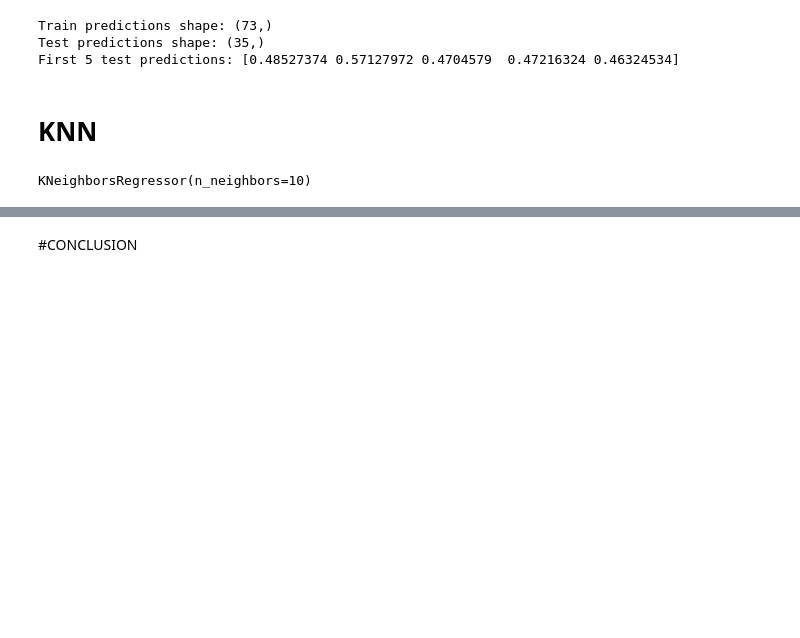
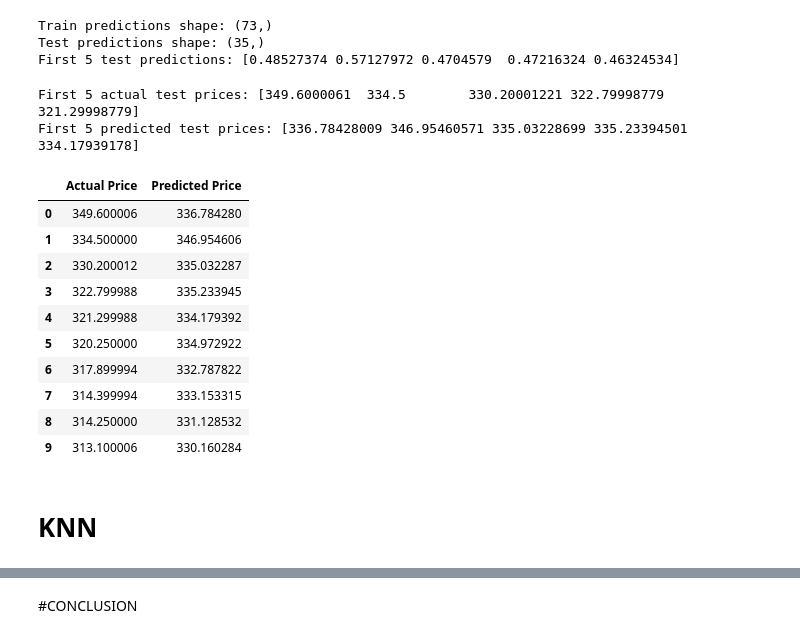
Before and after one commit to stacykeago/Tata-Motors-Stock-Price-Prediction-Random-forest-regression-K-Nearest-Neighbour, a Jupyter notebook: Tata_Motors_Stock_Price_Prediction_using_Python.ipynb, the cells around one changed output, grey strips where cells are left out. Saved outputs shown, nothing was run; the diff lists cells and outputs as text; code cells hidden in the pictures; blank space fills up the shorter version.

```diff
--- a/Tata_Motors_Stock_Price_Prediction_using_Python.ipynb
+++ b/Tata_Motors_Stock_Price_Prediction_using_Python.ipynb
@@ -541,13 +541,35 @@ print("First 5 test predictions:", test_predict[:5])
 Train predictions shape: (73,)
 Test predictions shape: (35,)
 First 5 test predictions: [0.48527374 0.57127972 0.4704579  0.47216324 0.46324534]
+# %%
+# Inverse transform predictions and actuals
+train_predict_inv = scaler.inverse_transform(train_predict.reshape(-1, 1))
+test_predict_inv = scaler.inverse_transform(test_predict.reshape(-1, 1))
+y_test_inv = scaler.inverse_transform(y_test.reshape(-1, 1))
+
+print("First 5 actual test prices:", y_test_inv[:5].flatten())
+print("First 5 predicted test prices:", test_predict_inv[:5].flatten())
+import pandas as pd
+
+comparison_df = pd.DataFrame({
+    'Actual Price': y_test_inv.flatten(),
+    'Predicted Price': test_predict_inv.flatten()
+})
+
+display(comparison_df.head(10))
+# %% [output]
+First 5 actual test prices: [349.6000061  334.5        330.20001221 322.79998779 321.29998779]
+First 5 predicted test prices: [336.78428009 346.95460571 335.03228699 335.23394501 334.17939178]
+|  | Actual Price | Predicted Price |
+| 0 | 349.600006 | 336.784280 |
+| 1 | 334.500000 | 346.954606 |
+| 2 | 330.200012 | 335.032287 |
+| 3 | 322.799988 | 335.233945 |
+| 4 | 321.299988 | 334.179392 |
+| 5 | 320.250000 | 334.972922 |
+| 6 | 317.899994 | 332.787822 |
+| 7 | 314.399994 | 333.153315 |
+| 8 | 314.250000 | 331.128532 |
+| 9 | 313.100006 | 330.160284 |
 # %% [markdown]
 # KNN
-# %%
-from sklearn import neighbors
-
-K = time_step
-neighbor = neighbors.KNeighborsRegressor(n_neighbors = K)
-neighbor.fit(X_train, y_train)
-# %% [output]
-KNeighborsRegressor(n_neighbors=10)
```
Also changed, not shown: parts of 22 cells of this notebook.
